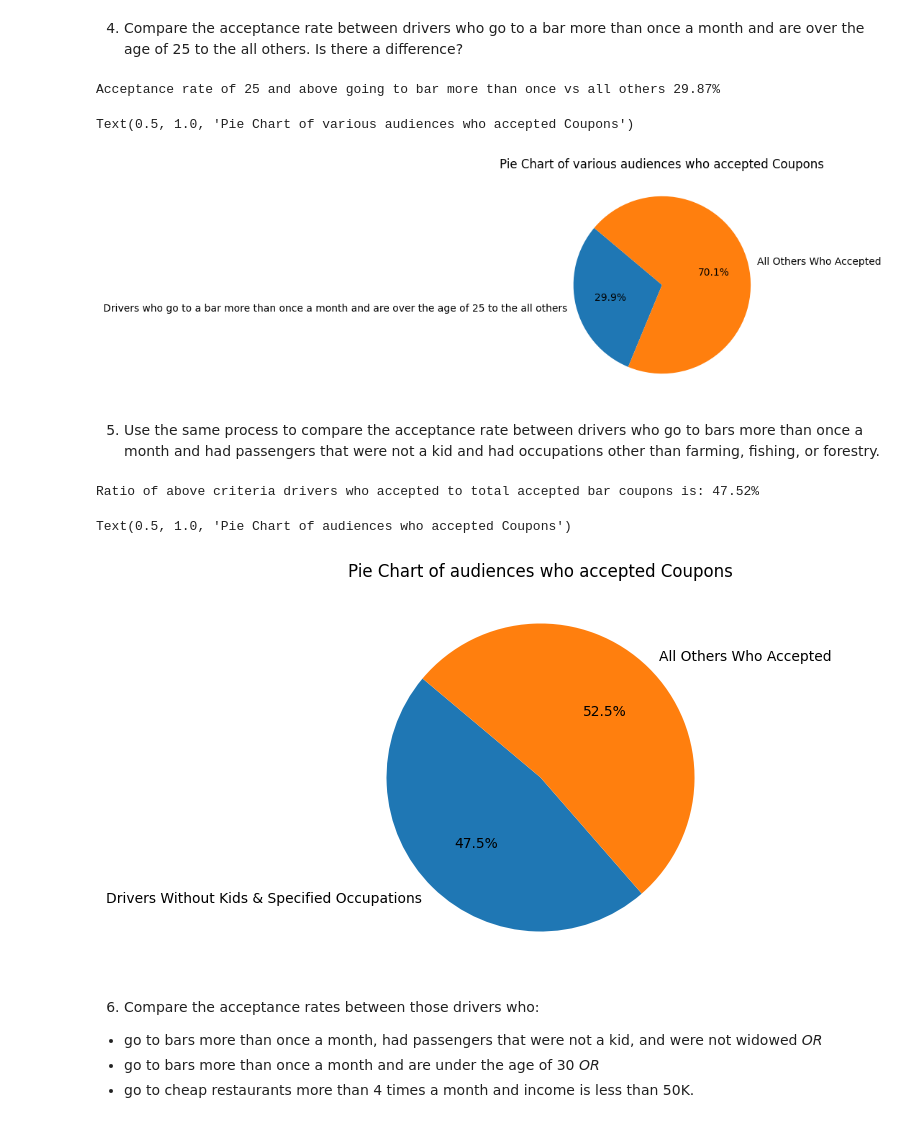
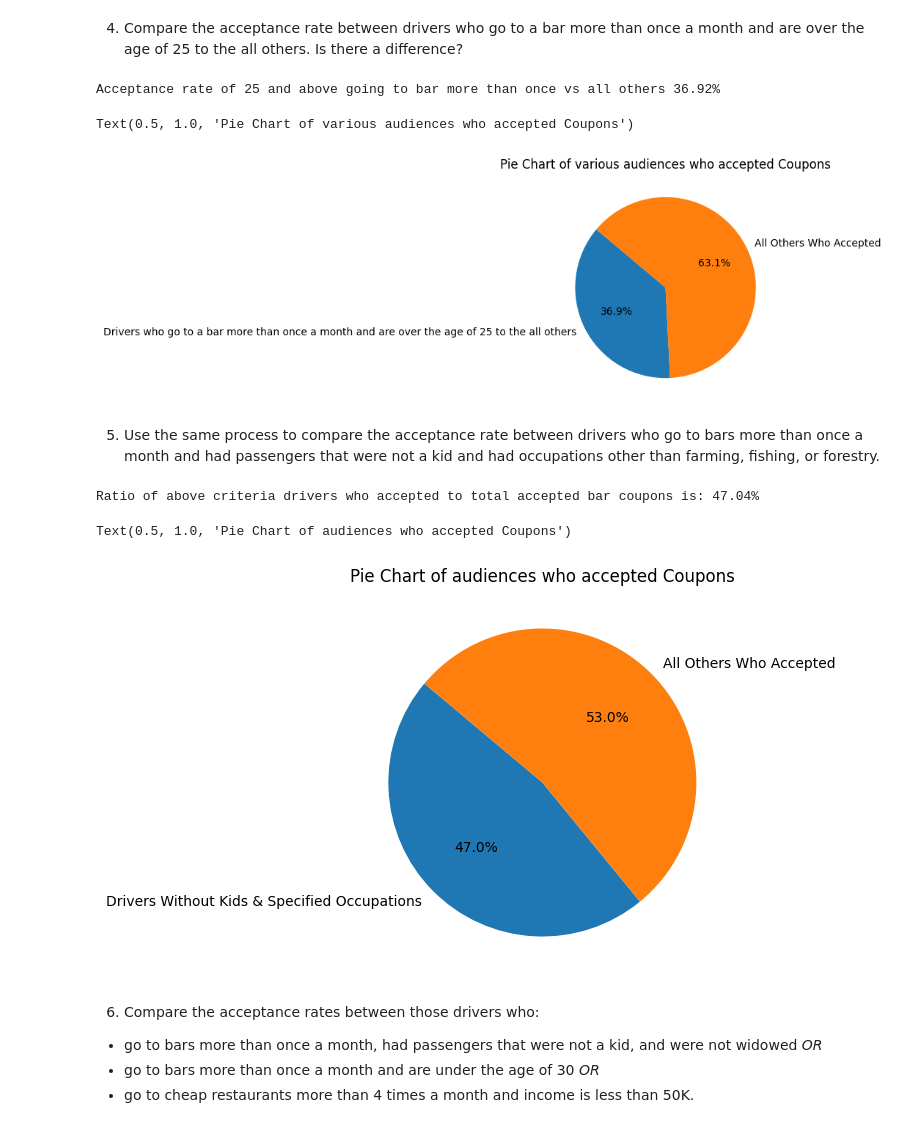
Before and after one commit to m-p-s/Professional_Certificate_in_Machine_Learning_Artificial_Intelligence, a Jupyter notebook: assignment_5_1/prompt.ipynb, the cells around one changed output. Cells and saved outputs as stored; diff of their text form; code cells hidden in the pictures.

```diff
--- a/assignment_5_1/prompt.ipynb
+++ b/assignment_5_1/prompt.ipynb
@@ -211,34 +212,36 @@ Text(0.5, 1.0, 'Count of coupon accepted drivers by bar visit frquency')
 # %%
 total_count = len(Data_bar)
 total_accepted_count = len(Data_bar[Data_bar['Y']==1])
 labels = [total_count, total_accepted_count]
 
-
+Data_bar['age'] = Data_bar['age'].replace({'50plus': 50})
+Data_bar['age'] = pd.to_numeric(Data_bar['age'], errors='coerce')
+Data_bar = Data_bar.dropna(subset=['age'])
 #Data_bar['age'] = Data_bar['age'].astype(int)
 Data_bar.loc[:, 'age'] = Data_bar['age'].astype(int)
 
 # customers who accepted, and who are more than 25 plus those who go more than once
 Data_bar.loc[:, 'multi25'] = ((Data_bar['Y'] == 1) &
                               (Data_bar['age'] > 25) &
                               ((Data_bar['Bar'] == '1~3') |
                                (Data_bar['Bar'] == '4~8') |
                                (Data_bar['Bar'] == 'gt8')))
 
 
 multi25Count = Data_bar['multi25'].sum()
 
 ratio = multi25Count/total_accepted_count *100
 all_other = 100-ratio
 print("Acceptance rate of 25 and above going to bar more than once " + "vs all others " + str(round(ratio, 2))+'%')
 categories = ['Drivers who go to a bar more than once a month and are over the age of 25 to the all others', 'All Others Who Accepted']
 percentages = [ratio, all_other]
 plt.figure(figsize=(4, 4))
 plt.pie(percentages, labels=categories, autopct='%1.1f%%', startangle=140)
 plt.title('Pie Chart of various audiences who accepted Coupons')
 # %% [output]
-Acceptance rate of 25 and above going to bar more than once vs all others 29.87%
+Acceptance rate of 25 and above going to bar more than once vs all others 36.92%
 Text(0.5, 1.0, 'Pie Chart of various audiences who accepted Coupons')
-[figure, old version]
+[figure, new version]
 # %% [markdown]
 5. Use the same process to compare the acceptance rate between drivers who go to bars more than once a month and had passengers that were not a kid and had occupations other than farming, fishing, or forestry.
 # %%
@@ -257,9 +260,9 @@ plt.figure(figsize=(5, 5))
 plt.pie(percentages, labels=categories, autopct='%1.1f%%', startangle=140)
 plt.title('Pie Chart of audiences who accepted Coupons')
 # %% [output]
-Ratio of above criteria drivers who accepted to total accepted bar coupons is: 47.52%
+Ratio of above criteria drivers who accepted to total accepted bar coupons is: 47.04%
 Text(0.5, 1.0, 'Pie Chart of audiences who accepted Coupons')
-[figure, old version]
+[figure, new version]
 # %% [markdown]
 6. Compare the acceptance rates between those drivers who:
 
```
Also changed, not shown: parts of 5 cells of this notebook.
